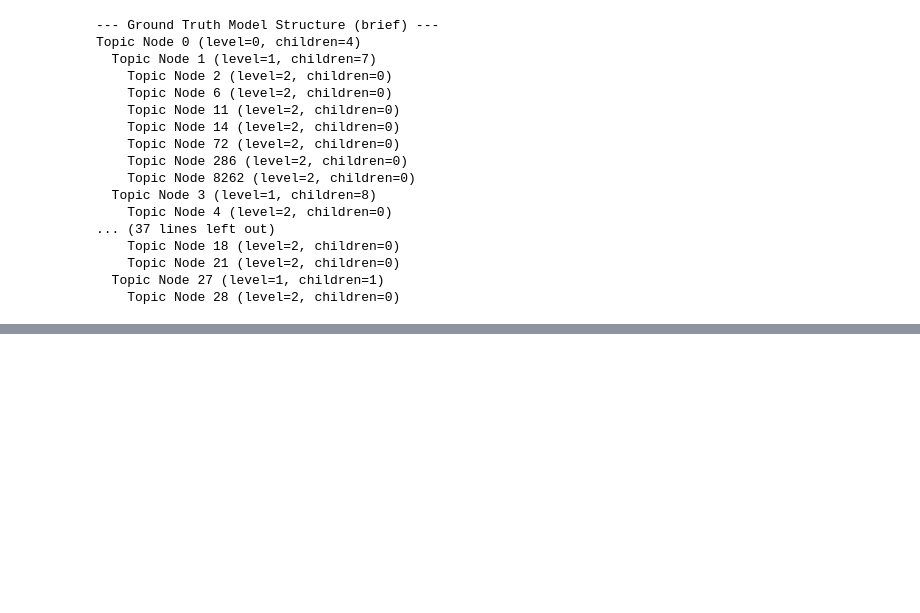
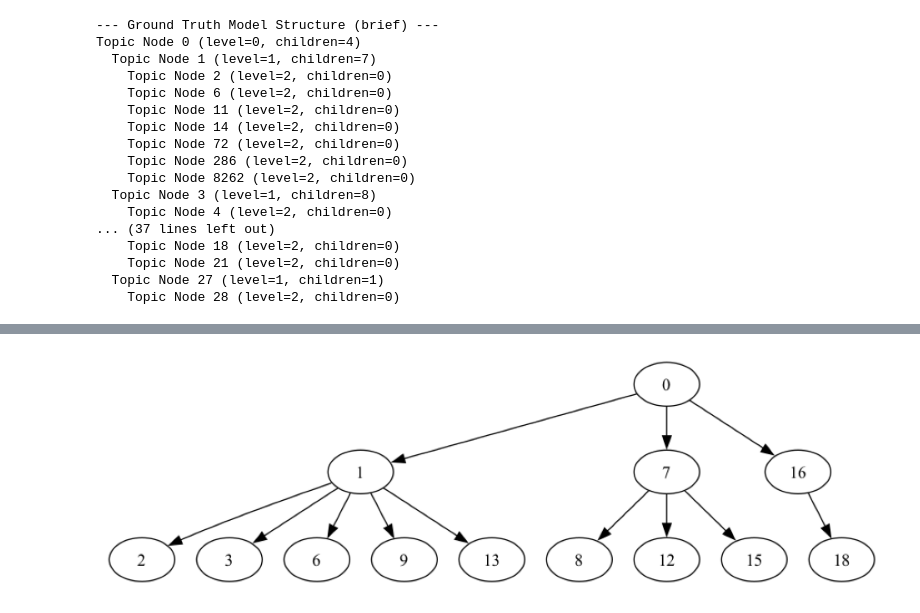
Before and after one commit to Zimmy313/DSA3288-Community-Detection-with-Topic-modelling, a Jupyter notebook: src/test_synthetic.ipynb, the cells around one changed output, grey strips where cells are left out. Cells and saved outputs as stored; diff of their text form; code cells hidden in the pictures; blank space fills up the shorter version.

```diff
--- a/src/test_synthetic.ipynb
+++ b/src/test_synthetic.ipynb
@@ -182,6 +237,6 @@ Generated 500 synthetic documents, each ~321 words
 # %%
 synthetic_model1 = hLDA(
-    corpus=synth_corpus,
+    corpus=synth_corpus1,
     vocabulary=vocab,
     L=3,
     alpha=10.0,
@@ -191,13 +246,13 @@ synthetic_model1 = hLDA(
     verbose=False
 )
 
-time_synth1 = synthetic_model.gibbs_sampling(
+time_synth1 = synthetic_model1.gibbs_sampling(
     iterations=5000,
     display_interval=5000,
     top_n=5,
     show=True
 )
-print(f"Synthetic-data model trained in ~{time_synth} minutes.\n")
+print(f"Synthetic-data model trained in ~{time_synth1} minutes.\n")
 # %% [output]
 Starting hierarchical LDA sampling...
 Iteration 5000
@@ -303,0 +359,4 @@ Doc 2: ['film', 'food', 'code', 'music', 'mouse', 'music']
+# %%
+visualise_tree(synthetic_model1,False)
+# %% [output]
+[figure, added]
```
Also changed, not shown: parts of 25 cells of this notebook, 6 other files.
